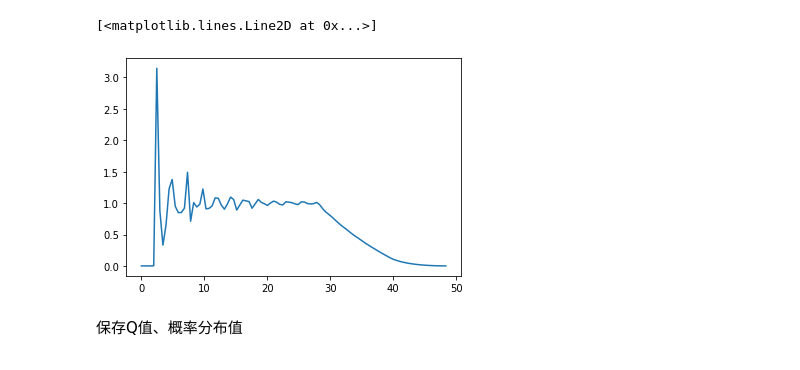
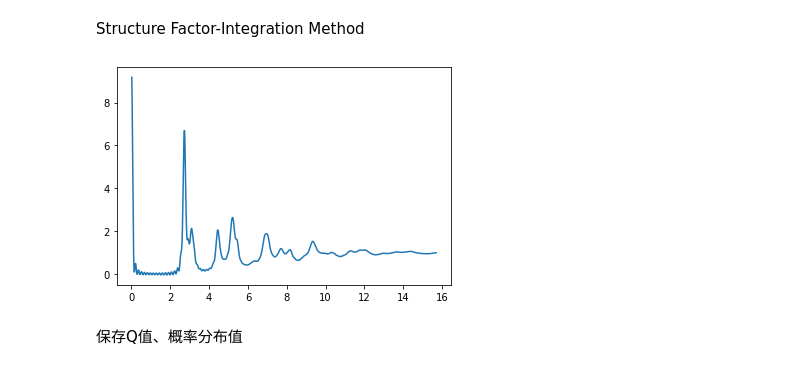
Before and after one commit to bgbaizh/GlassViewer, a Jupyter notebook: glassviewer/glassviewer.ipynb, the cells around one changed output. Saved outputs shown, nothing was run; the diff lists cells and outputs as text; code cells hidden in the pictures.

```diff
--- a/glassviewer/glassviewer.ipynb
+++ b/glassviewer/glassviewer.ipynb
@@ -91,8 +55,10 @@ Error:
-# %%
-plt.plot(r,pdf)
-# %% [output]
-[<matplotlib.lines.Line2D at 0x...>]
-[figure, removed]
+# %% [markdown]
+Structure Factor-Integration Method
+# %%
+sf,q=sys1.calculate_sf(pdf, r,10);
+plt.plot(q[0:int(len(q)/20/histnum*2000)],sf[0:int(len(sf)/20/histnum*2000)]);
+# %% [output]
+[figure, added]
 # %% [markdown]
 保存Q值、概率分布值
 # %%
```
Also changed, not shown: parts of 22 cells of this notebook, 3 other files.
